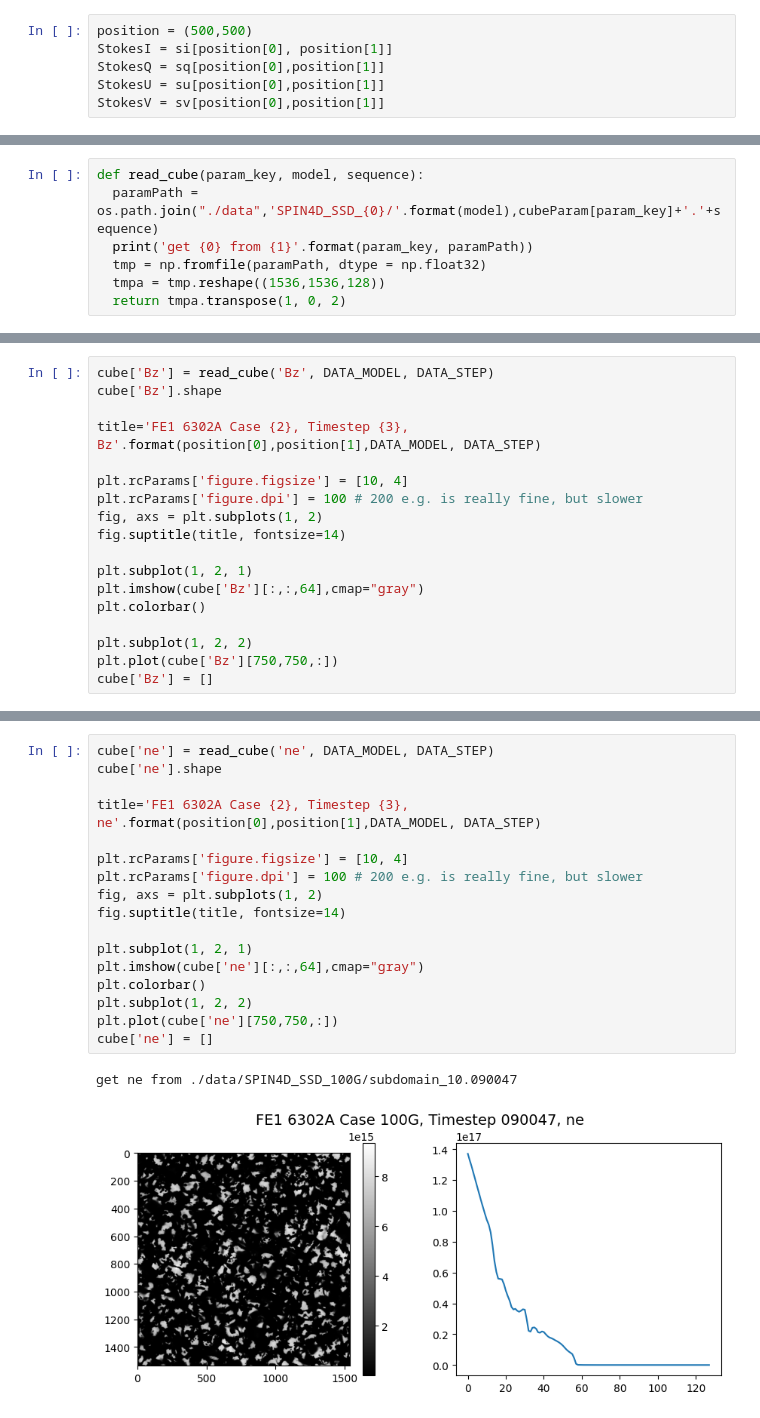
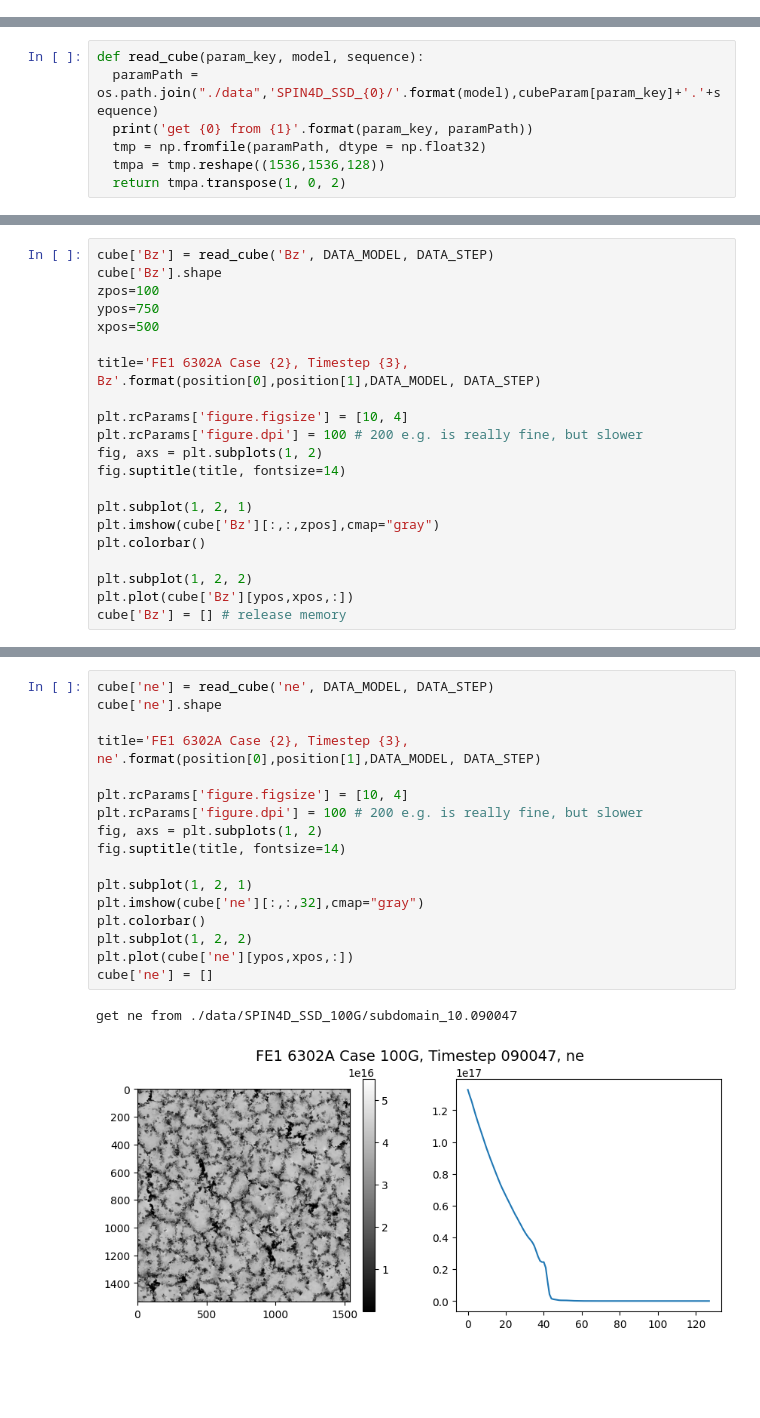
Before and after one commit to ifauh/spin4d-data, a Jupyter notebook: spin4d-data-exploration.ipynb, the cells around one changed output, grey strips where cells are left out. Saved outputs shown, nothing was run; the diff lists cells and outputs as text; blank space fills up the shorter version.

```diff
--- a/spin4d-data-exploration.ipynb
+++ b/spin4d-data-exploration.ipynb
@@ -620,6 +520,0 @@ Now we will take yet another perspective and plot intensity vs wavelength for a
-# %%
-position = (500,500)
-StokesI = si[position[0], position[1]]
-StokesQ = sq[position[0],position[1]]
-StokesU = su[position[0],position[1]]
-StokesV = sv[position[0],position[1]]
@@ -745,6 +611,9 @@ The magnetic field is described by 3 parameters: (Bx, By, Bz).
 # %%
 cube['Bz'] = read_cube('Bz', DATA_MODEL, DATA_STEP)
 cube['Bz'].shape
+zpos=100
+ypos=750
+xpos=500
 
 title='FE1 6302A Case {2}, Timestep {3}, Bz'.format(position[0],position[1],DATA_MODEL, DATA_STEP)
 
@@ -754,11 +623,11 @@ fig, axs = plt.subplots(1, 2)
 fig.suptitle(title, fontsize=14)
 
 plt.subplot(1, 2, 1)
-plt.imshow(cube['Bz'][:,:,64],cmap="gray")
+plt.imshow(cube['Bz'][:,:,zpos],cmap="gray")
 plt.colorbar()
 
 plt.subplot(1, 2, 2)
-plt.plot(cube['Bz'][750,750,:])
-cube['Bz'] = []
+plt.plot(cube['Bz'][ypos,xpos,:])
+cube['Bz'] = [] # release memory
 # %% [output]
 get Bz from ./data/SPIN4D_SSD_100G/subdomain_7.090047
@@ -871,23 +740,23 @@ get rho from ./data/SPIN4D_SSD_100G/subdomain_0.090047
 # %%
 cube['ne'] = read_cube('ne', DATA_MODEL, DATA_STEP)
 cube['ne'].shape
 
 title='FE1 6302A Case {2}, Timestep {3}, ne'.format(position[0],position[1],DATA_MODEL, DATA_STEP)
 
 plt.rcParams['figure.figsize'] = [10, 4]
 plt.rcParams['figure.dpi'] = 100 # 200 e.g. is really fine, but slower
 fig, axs = plt.subplots(1, 2)
 fig.suptitle(title, fontsize=14)
 
 plt.subplot(1, 2, 1)
-plt.imshow(cube['ne'][:,:,64],cmap="gray")
+plt.imshow(cube['ne'][:,:,32],cmap="gray")
 plt.colorbar()
 plt.subplot(1, 2, 2)
-plt.plot(cube['ne'][750,750,:])
+plt.plot(cube['ne'][ypos,xpos,:])
 cube['ne'] = []
 # %% [output]
 get ne from ./data/SPIN4D_SSD_100G/subdomain_10.090047
-[figure, old version]
+[figure, new version]
 # %%
 cube['eint'] = read_cube('eint', DATA_MODEL, DATA_STEP)
 cube['eint'].shape
```
Also changed, not shown: parts of 92 cells of this notebook.
